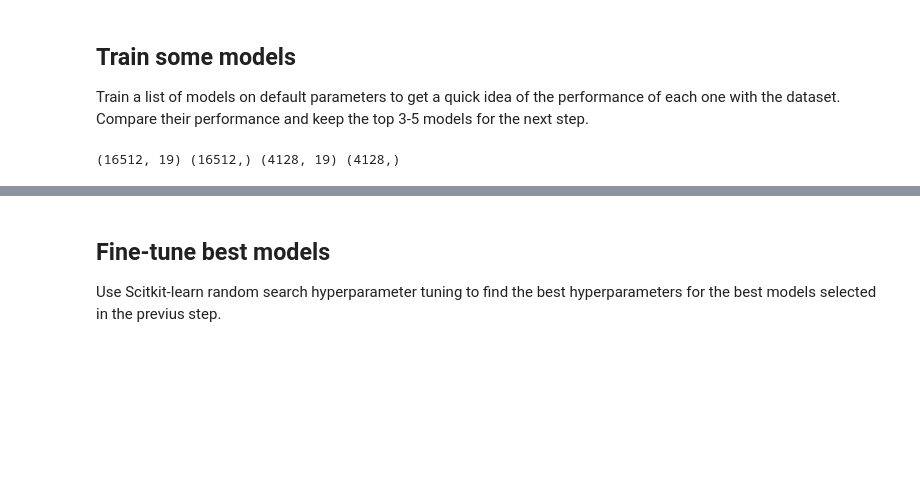
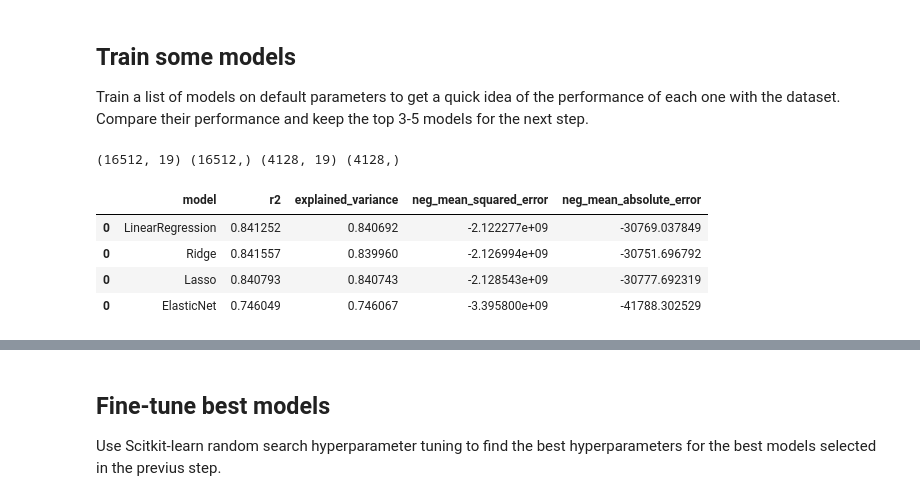
Before and after one commit to mikongame/California-Housing-Prices-Machine-Learning-Test-for-E-sports-Trading-SL, a Jupyter notebook: test_ml.ipynb, the cells around one changed output, grey strips where cells are left out. Saved outputs shown, nothing was run; the diff lists cells and outputs as text; code cells hidden in the pictures; blank space fills up the shorter version.

```diff
--- a/test_ml.ipynb
+++ b/test_ml.ipynb
@@ -363,4 +363,11 @@ models = {'LinearRegression': LinearRegression(),
          }
 # %%
-models_df = pd.concat([baseline_report(model, X_train, X_test, y_train, y_test, name) for (name, model) in models.items()])
-models_df
+models_df1 = pd.concat([baseline_report(model, X_train, X_test, y_train, y_test, name) for (name, model) in models.items()])
+models_df1.to_csv('data/output_csv/models_first.csv')
+models_df1
+# %% [output]
+|  | model | r2 | explained_variance | neg_mean_squared_error | neg_mean_absolute_error |
+| 0 | LinearRegression | 0.841252 | 0.840692 | -2.122277e+09 | -30769.037849 |
+| 0 | Ridge | 0.841557 | 0.839960 | -2.126994e+09 | -30751.696792 |
+| 0 | Lasso | 0.840793 | 0.840743 | -2.128543e+09 | -30777.692319 |
+| 0 | ElasticNet | 0.746049 | 0.746067 | -3.395800e+09 | -41788.302529 |
```
Also changed, not shown: parts of 11 cells of this notebook, 6 other files.
